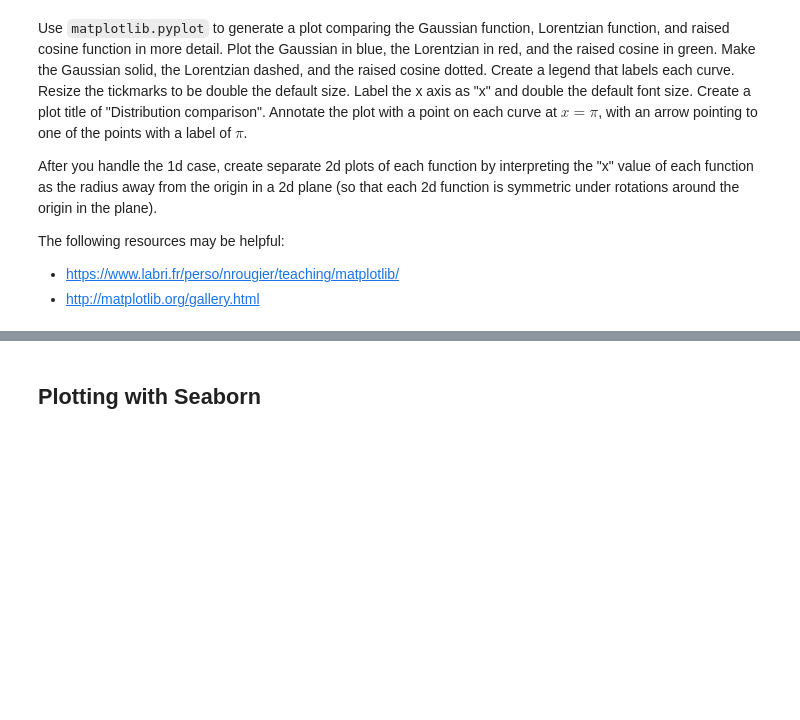
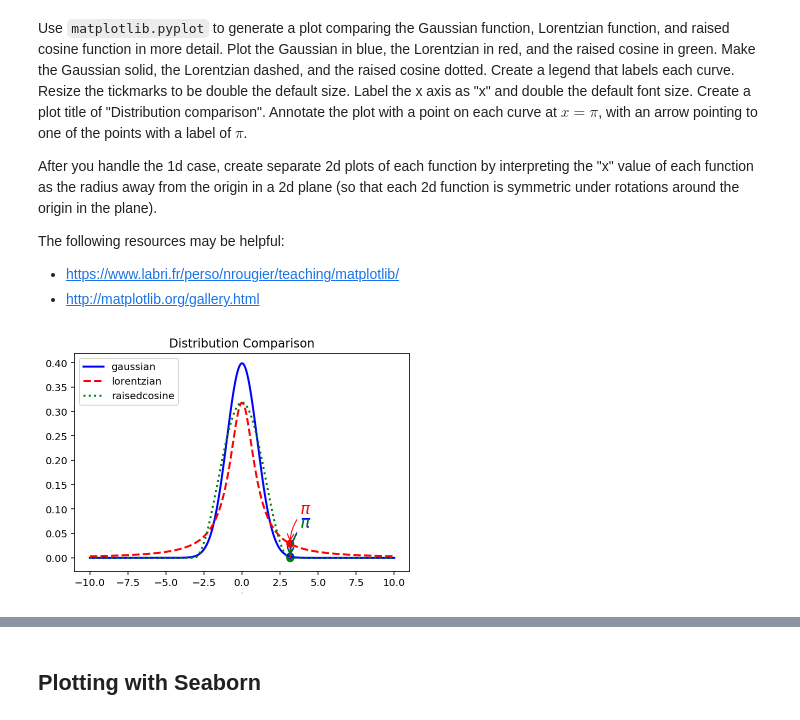
Before and after one commit to chapman-phys220-2018f/cw08-thisteam, a Jupyter notebook: plotting-examples.ipynb, the cells around one changed output, grey strips where cells are left out. Drawn from its saved outputs; the diff is of its cells as text; code cells hidden in the pictures; blank space fills up the shorter version.

```diff
--- a/plotting-examples.ipynb
+++ b/plotting-examples.ipynb
@@ -108,0 +175,35 @@ The following resources may be helpful:
+# %%
+# Plot code goes here
+
+def make_plots(a=-10,b=10,n=1000):
+    # Generate n domain points equally spaced to cover the interval [a,b]
+    x = np.linspace(a,b,n)
+
+    plt.plot(x, gaussian(x), color="blue", linewidth=2, linestyle="-",   label="gaussian")
+    plt.plot(x, lorentzian(x), color="red",  linewidth=2, linestyle="--", label="lorentzian")
+    plt.plot(x, raisedcosine(x), color="green",  linewidth=2, linestyle=":", label="raisedcosine")
+
+    plt.title("Distribution Comparison")
+    plt.xlabel("x", fontsize=2)
+    plt.legend(loc='upper left')
+
+    t = np.pi
+    plt.plot([t,t], [0,gaussian(t)], color="blue", linewidth=1.5, linestyle="-")
+    plt.scatter([t,],[gaussian(t)], 50, color="blue")
+    plt.annotate('$\pi$', color="blue", xy=(t, gaussian(t)), xycoords='data', xytext=(+10, +30), textcoords='offset points', fontsize=16, arrowprops=dict(arrowstyle="->", color="blue", connectionstyle="arc3,rad=.2"))
+
+    t = np.pi
+    plt.plot([t,t], [0,lorentzian(t)], color="red", linewidth=1.5, linestyle="--")
+    plt.scatter([t,],[lorentzian(t)], 50, color="red")
+    plt.annotate('$\pi$', color="red", xy=(t, lorentzian(t)), xycoords='data', xytext=(+10, +30), textcoords='offset points', fontsize=16, arrowprops=dict(arrowstyle="->", color="red", connectionstyle="arc3,rad=.2"))
+
+    t = np.pi
+    plt.plot([t,t], [0,raisedcosine(t)], color="green", linewidth=1.5, linestyle=":")
+    plt.scatter([t,],[raisedcosine(t)], 50, color="green")
+    plt.annotate('$\pi$', color="green", xy=(t, raisedcosine(t)), xycoords='data', xytext=(+10, +30), textcoords='offset points', fontsize=16, arrowprops=dict(arrowstyle="->", color="green", connectionstyle="arc3,rad=.2"))
+
+    #plt.xlim(0,4)
+
+make_plots()
+# %% [output]
+[figure, added]
```
Also changed, not shown: parts of 17 cells of this notebook.
